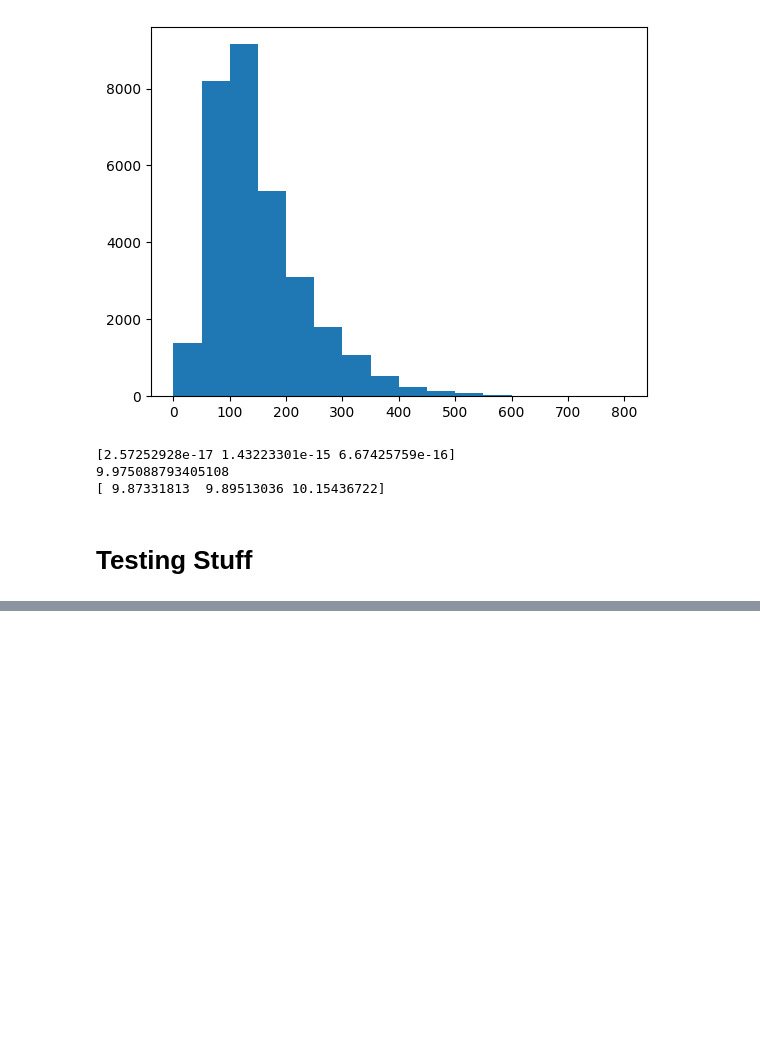
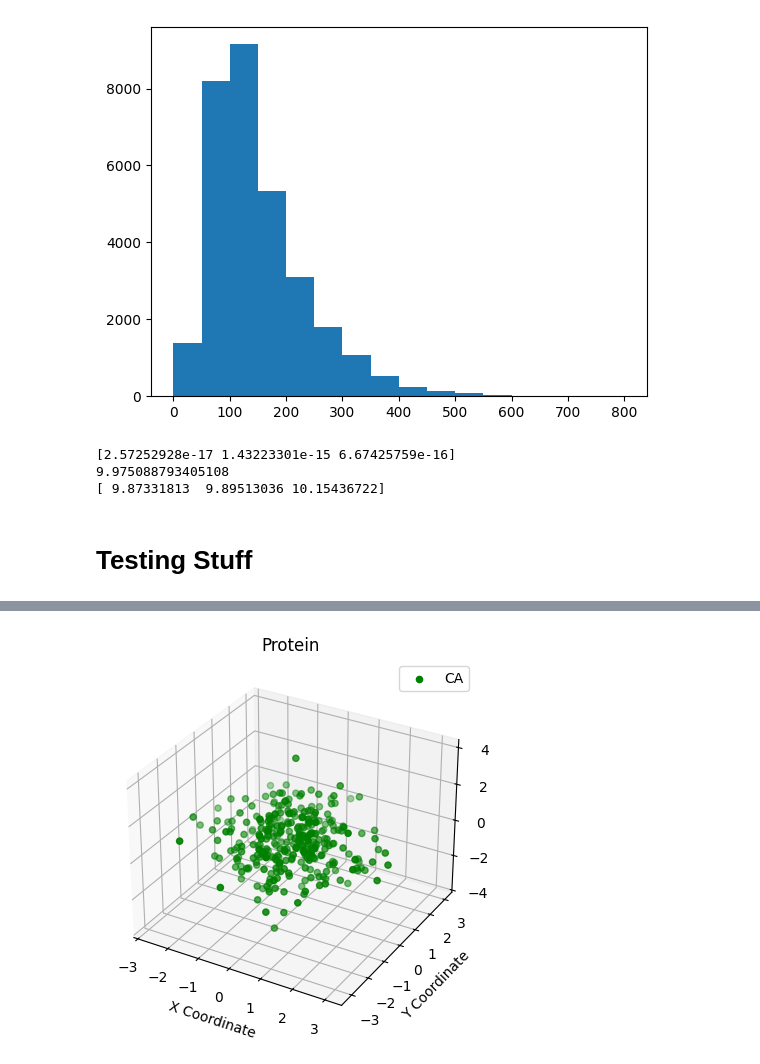
Before and after one commit to helloimsc/protein-coordinates, a Jupyter notebook: data_processing.ipynb, the cells around one changed output, grey strips where cells are left out. Saved outputs shown, nothing was run; the diff lists cells and outputs as text; code cells hidden in the pictures; blank space fills up the shorter version.

```diff
--- a/data_processing.ipynb
+++ b/data_processing.ipynb
@@ -98,0 +168,3 @@ with open('clean_pdb_id.txt', 'w') as f:
+# %%
+#Instantiate Noising Function
+test_diffusion = Diffusion(10000, b_initial=0.0001, b_final=0.02, device="cpu")
@@ -98,0 +202,7 @@ with open('clean_pdb_id.txt', 'w') as f:
+# %%
+t2 = torch.tensor([10000])
+x_pert,x_eps,h_pert,h_eps = test_diffusion(frames,torch.rand(frames.shape[0],3),t2)
+# %%
+plot_protein(x_pert)
+# %% [output]
+[figure, added]
```
Also changed, not shown: parts of 10 cells of this notebook, 1 other file.
